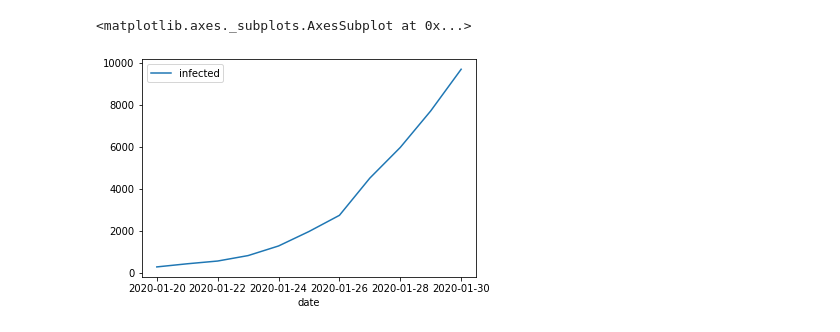
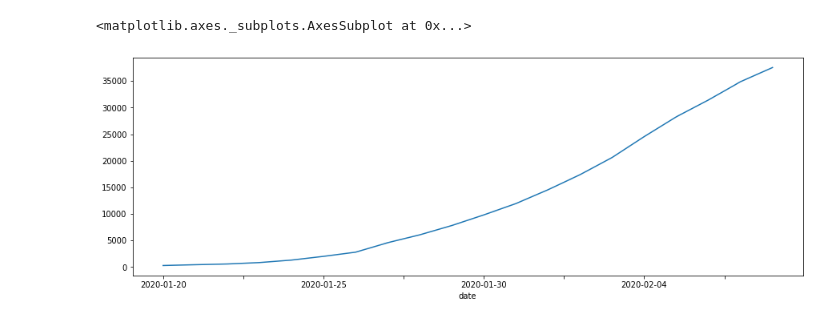
Before and after one commit to lprone/coronavirus, a Jupyter notebook: coronavirus.ipynb, the cells around one changed output. Cells and saved outputs as stored; diff of their text form; code cells hidden in the pictures.

Commit message:
updated data and added plot with daily difference

```diff
--- a/coronavirus.ipynb
+++ b/coronavirus.ipynb
@@ -21,5 +22,5 @@ data.head()
 # %%
-data.plot()
+data.infected.plot(figsize=(15, 5))
 # %% [output]
 <matplotlib.axes._subplots.AxesSubplot at 0x...>
-[figure, old version]
+[figure, new version]
```
Also changed, not shown: parts of 9 cells of this notebook, 1 other file.
